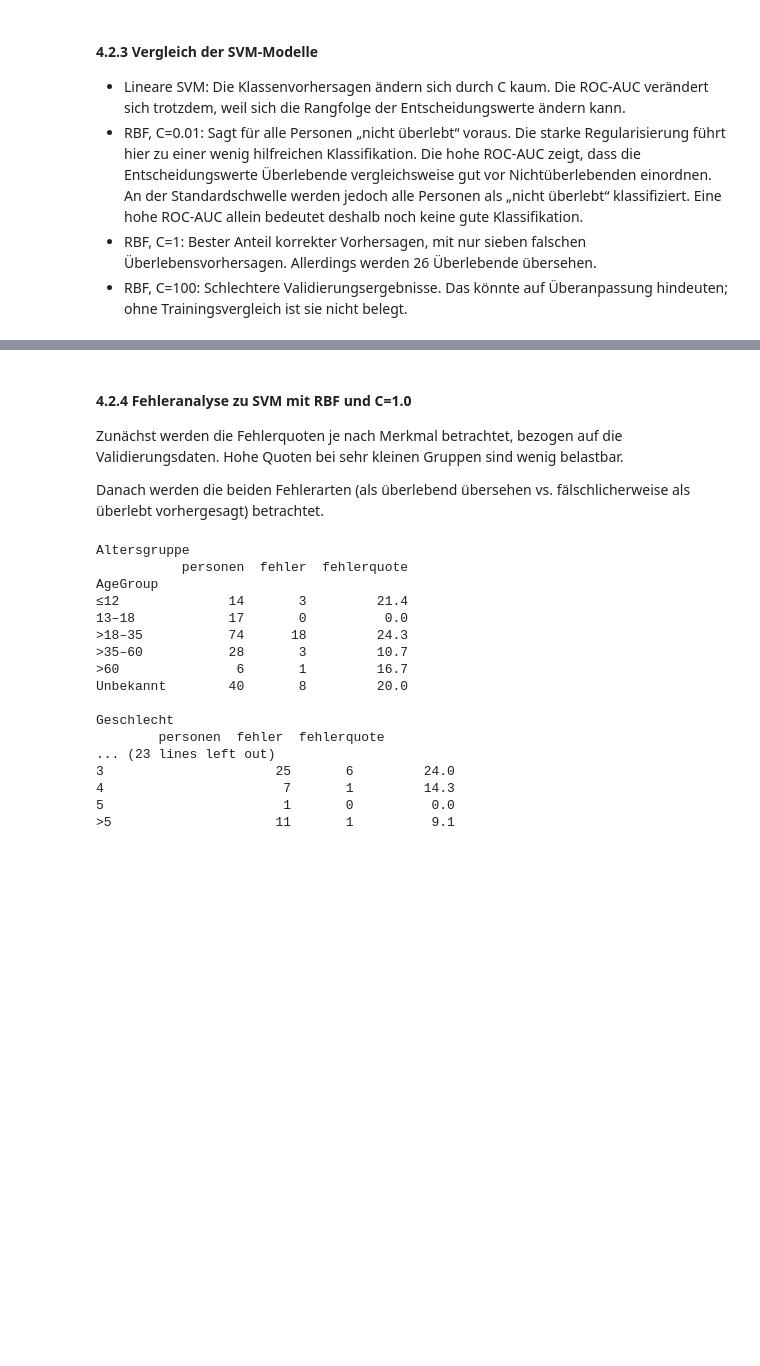
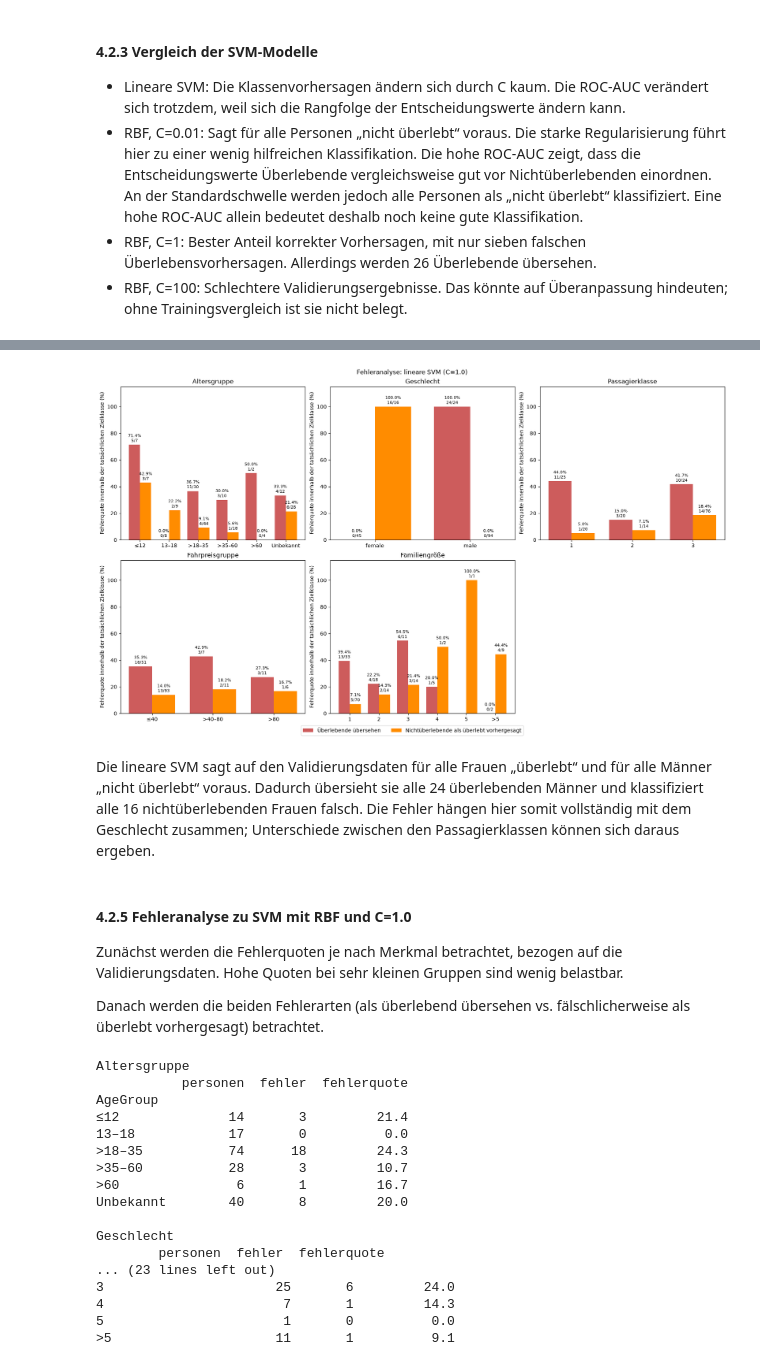
Before and after one commit to dhubmann/titanic, a Jupyter notebook: titanic.ipynb, the cells around one changed output, grey strips where cells are left out. Cells and saved outputs as stored; diff of their text form; code cells hidden in the pictures; blank space fills up the shorter version.

```diff
--- a/titanic.ipynb
+++ b/titanic.ipynb
@@ -1479,0 +1580,71 @@ Die Vorverarbeitung wird gemeinsam mit der SVM in einer Pipeline umgesetzt. Fehl
+# %%
+linear_error_analysis["Tatsächlich"] = y_val
+linear_error_analysis["Vorhersage"] = svm_model.predict(X_val)
+
+linear_error_types = [
+    (1, "Überlebende übersehen", "indianred"),
+    (0, "Nichtüberlebende als überlebt vorhergesagt", "darkorange")
+]
+
+linear_error_type_tables = {}
+fig, axes = plt.subplots(
+    2, 3, figsize=(17, 10), layout="constrained"
+)
+
+for ax, (feature, title) in zip(axes.ravel(), linear_features.items()):
+    categories = linear_error_tables[feature].index
+    positions = np.arange(len(categories))
+    width = 0.38
+
+    for i, (actual, label, color) in enumerate(linear_error_types):
+        subset = linear_error_analysis[
+            linear_error_analysis["Tatsächlich"] == actual
+        ]
+
+        table = subset.groupby(feature, observed=True)["Fehler"].agg(
+            personen="count",
+            fehler="sum"
+        ).reindex(categories, fill_value=0)
+
+        # Ohne Personen dieser Zielklasse ist keine Quote berechenbar
+        table["fehlerquote"] = (
+            table["fehler"]
+            .div(table["personen"].replace(0, np.nan))
+            .mul(100)
+        )
+        linear_error_type_tables[(feature, actual)] = table
+
+        bars = ax.bar(
+            positions + (i - 0.5) * width,
+            table["fehlerquote"],
+            width=width,
+            color=color,
+            label=label
+        )
+
+        for bar, (_, row) in zip(bars, table.iterrows()):
+            if row["personen"] > 0:
+                ax.text(
+                    bar.get_x() + bar.get_width() / 2,
+                    bar.get_height() + 1,
+                    f"{row['fehlerquote']:.1f}%\n"
+                    f"{int(row['fehler'])}/{int(row['personen'])}",
+                    ha="center", va="bottom", fontsize=8
+                )
+
+        print(f"\n{title}: {label}")
+        print(table.round(1).to_string())
+
+    ax.set_xticks(positions, labels=categories.astype(str))
+    ax.set_title(title)
+    ax.set_ylabel("Fehlerquote innerhalb der tatsächlichen Zielklasse (%)")
+    ax.set_ylim(0, 115)
+    ax.set_yticks(range(0, 101, 20))
+
+axes.ravel()[-1].axis("off")
+handles, labels = axes.ravel()[0].get_legend_handles_labels()
+fig.legend(handles, labels, loc="outside lower center", ncol=2)
+
+fig.suptitle("Fehleranalyse: lineare SVM (C=1.0)")
+plt.show()
+# %% [output]
@@ -1480,5 +1668,8 @@ Die Vorverarbeitung wird gemeinsam mit der SVM in einer Pipeline umgesetzt. Fehl
+[figure, added]
+# %% [markdown]
+Die lineare SVM sagt auf den Validierungsdaten für alle Frauen „überlebt“ und für alle Männer „nicht überlebt“ voraus. Dadurch übersieht sie alle 24 überlebenden Männer und klassifiziert alle 16 nichtüberlebenden Frauen falsch. Die Fehler hängen hier somit vollständig mit dem Geschlecht zusammen; Unterschiede zwischen den Passagierklassen können sich daraus ergeben.
 # %% [markdown]
-#### 4.2.4 Fehleranalyse zu SVM mit RBF und C=1.0
+#### 4.2.5 Fehleranalyse zu SVM mit RBF und C=1.0
 
 Zunächst werden die Fehlerquoten je nach Merkmal betrachtet, bezogen auf die Validierungsdaten. Hohe Quoten bei sehr kleinen Gruppen sind wenig belastbar.
 
```
Also changed, not shown: parts of 6 cells of this notebook.
